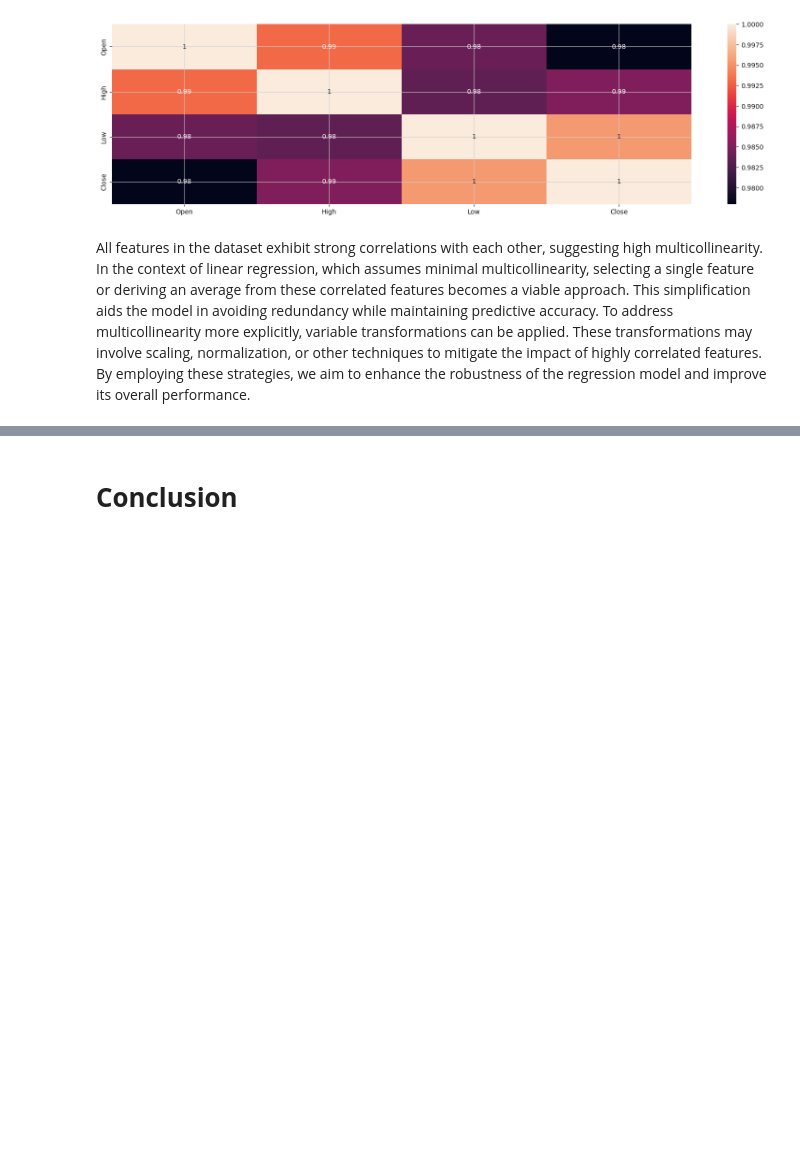
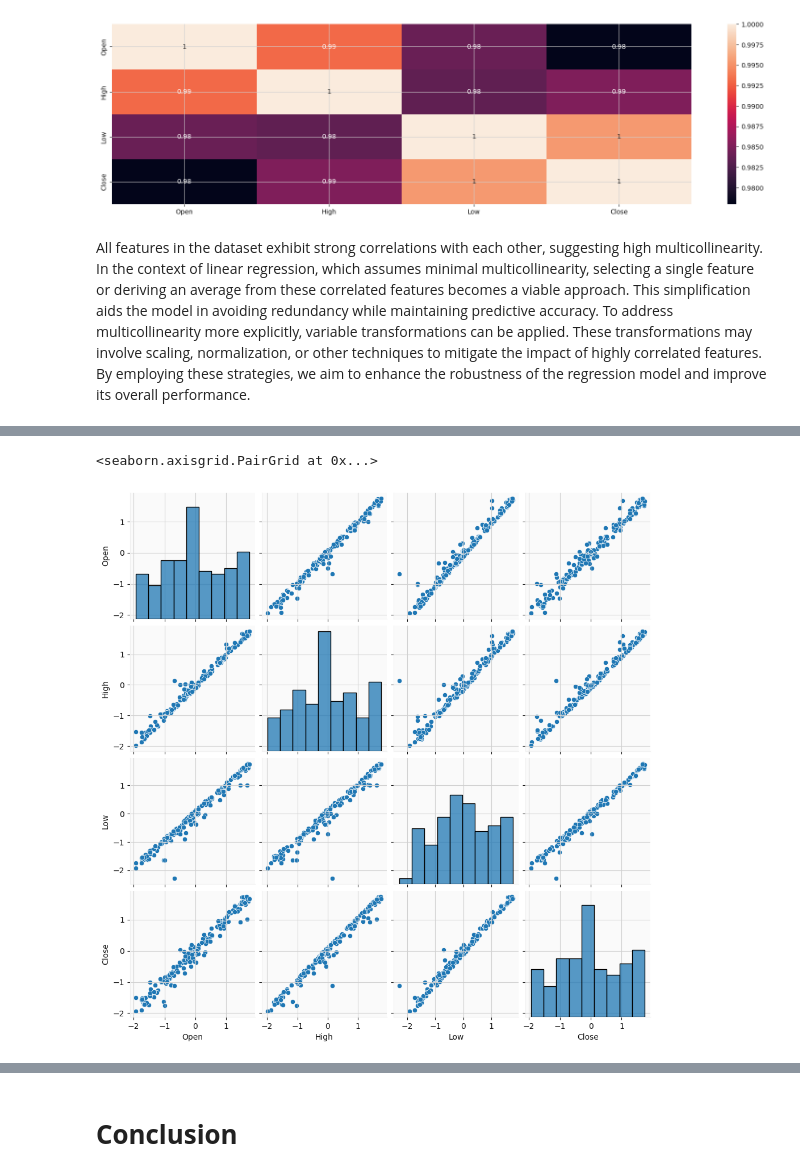
Before and after one commit to Umesh2851997/Yes-bank-stock-closing-price-prediction, a Jupyter notebook: Yes_Bank_Closing_Stock_Price_Prediction.ipynb, the cells around one changed output, grey strips where cells are left out. Drawn from its saved outputs; the diff is of its cells as text; code cells hidden in the pictures; blank space fills up the shorter version.

```diff
--- a/Yes_Bank_Closing_Stock_Price_Prediction.ipynb
+++ b/Yes_Bank_Closing_Stock_Price_Prediction.ipynb
@@ -290,0 +359,6 @@ All features in the dataset exhibit strong correlations with each other, suggest
+# %%
+#Pair Plot
+sns.pairplot(kf)
+# %% [output]
+<seaborn.axisgrid.PairGrid at 0x...>
+[figure, added]
```
Also changed, not shown: parts of 19 cells of this notebook.
